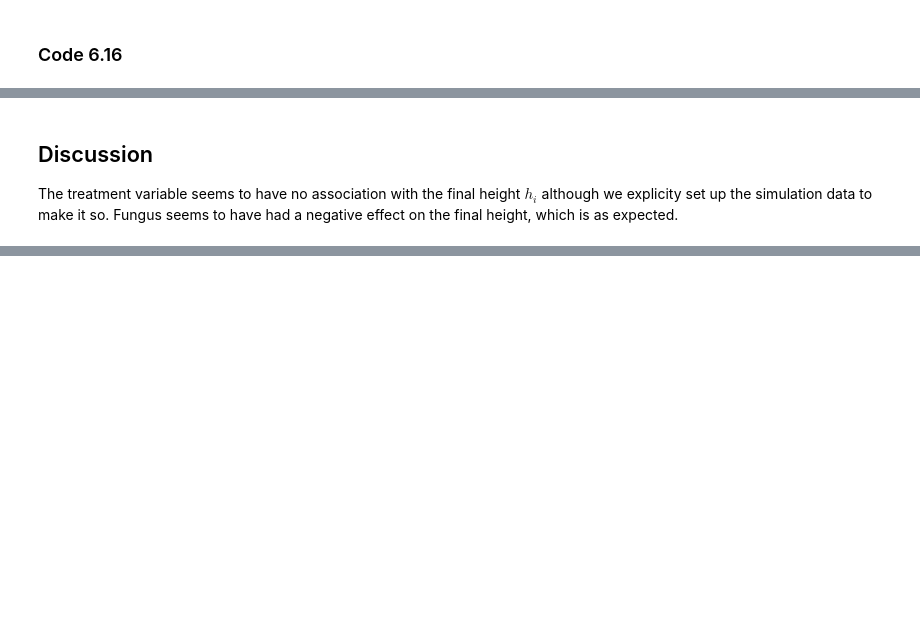
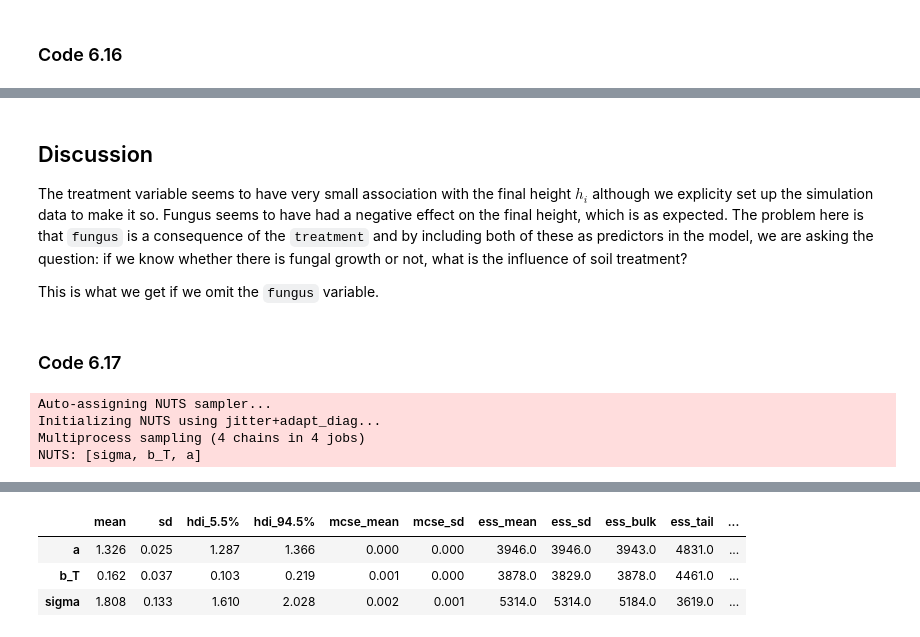
Before and after one commit to somnath1077/statistical_rethinking, a Jupyter notebook: code/ch06/nb02_post_treatment_bias.ipynb, the cells around one changed output, grey strips where cells are left out. Drawn from its saved outputs; the diff is of its cells as text; code cells hidden in the pictures; blank space fills up the shorter version.

```diff
--- a/code/ch06/nb02_post_treatment_bias.ipynb
+++ b/code/ch06/nb02_post_treatment_bias.ipynb
@@ -137,4 +150,26 @@ az.summary(trace_6_7, var_names=['a', 'b_T', 'b_F', 'sigma'], hdi_prob=0.89)
 # %% [markdown]
 ## Discussion
 
-The treatment variable seems to have no association with the final height $h_i$ although we explicity set up the simulation data to make it so. Fungus seems to have had a negative effect on the final height, which is as expected.
+The treatment variable seems to have very small association with the final height $h_i$ although we explicity set up the simulation data to make it so. Fungus seems to have had a negative effect on the final height, which is as expected. The problem here is that `fungus` is a consequence of the `treatment` and by including both of these as predictors in the model, we are asking the question: if we know whether there is fungal growth or not, what is the influence of soil treatment?
+
+This is what we get if we omit the `fungus` variable.
+# %% [markdown]
+### Code 6.17
+# %%
+with pm.Model() as m_6_8:
+    a = pm.Lognormal('a', mu=0, sigma=0.25)
+    b_T = pm.Normal('b_T', mu=0, sigma=0.5)
+    sigma = pm.Exponential('sigma', lam=1)
+
+    p = a + b_T * df['treatment']
+    mu = pm.Deterministic('mu', df['h0'].values * p)
+    h1 = pm.Normal('h1', mu=mu, sigma=sigma, observed=df['h1'])
+
+    trace_6_8 = pm.sample(2000, tune=2000)
+
+az.summary(trace_6_8, var_names=['a', 'b_T', 'sigma'], hdi_prob=0.89)
+# %% [output]
+Auto-assigning NUTS sampler...
+Initializing NUTS using jitter+adapt_diag...
+Multiprocess sampling (4 chains in 4 jobs)
+NUTS: [sigma, b_T, a]
@@ -140,0 +178,4 @@ The treatment variable seems to have no association with the final height $h_i$
+|  | mean | sd | hdi_5.5% | hdi_94.5% | mcse_mean | mcse_sd | ess_mean | ess_sd | ess_bulk | ess_tail | ... |
+| a | 1.326 | 0.025 | 1.287 | 1.366 | 0.000 | 0.000 | 3946.0 | 3946.0 | 3943.0 | 4831.0 | ... |
+| b_T | 0.162 | 0.037 | 0.103 | 0.219 | 0.001 | 0.000 | 3878.0 | 3829.0 | 3878.0 | 4461.0 | ... |
+| sigma | 1.808 | 0.133 | 1.610 | 2.028 | 0.002 | 0.001 | 5314.0 | 5314.0 | 5184.0 | 3619.0 | ... |
```
Also changed, not shown: parts of 12 cells of this notebook.
